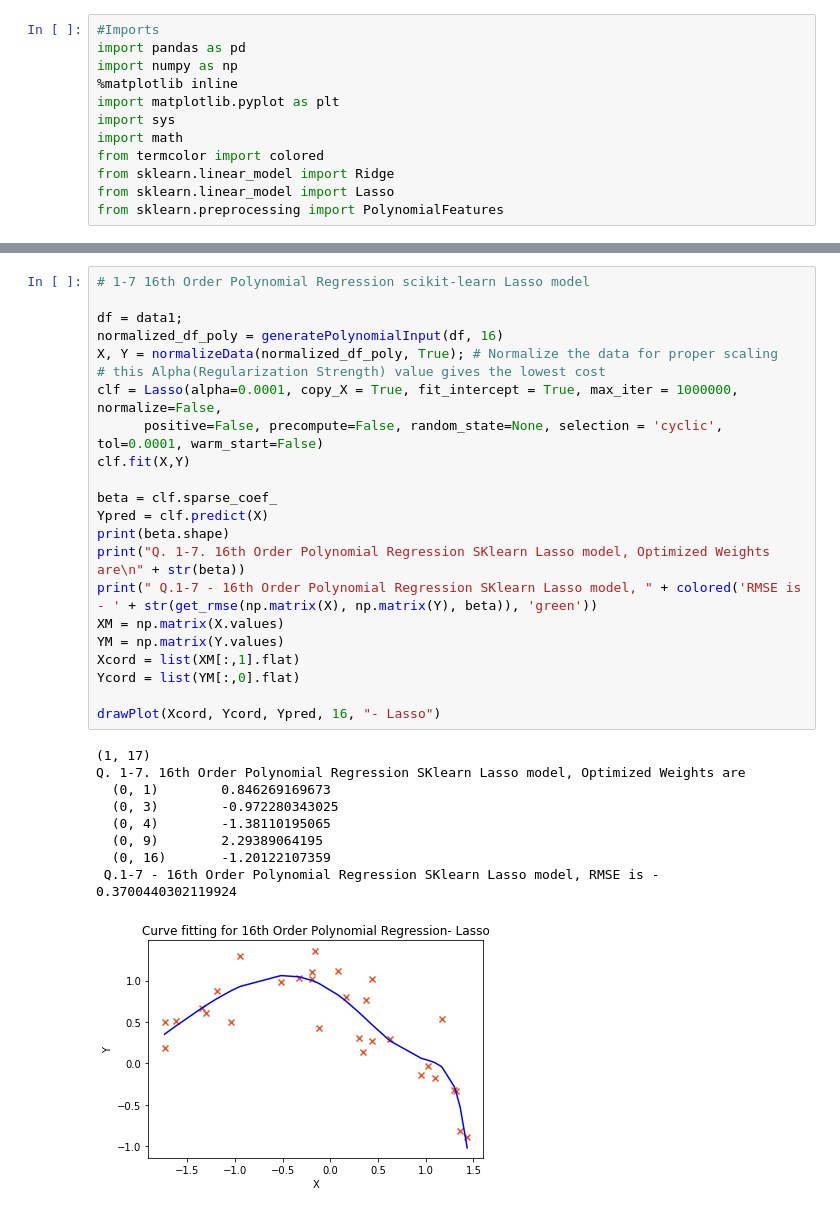
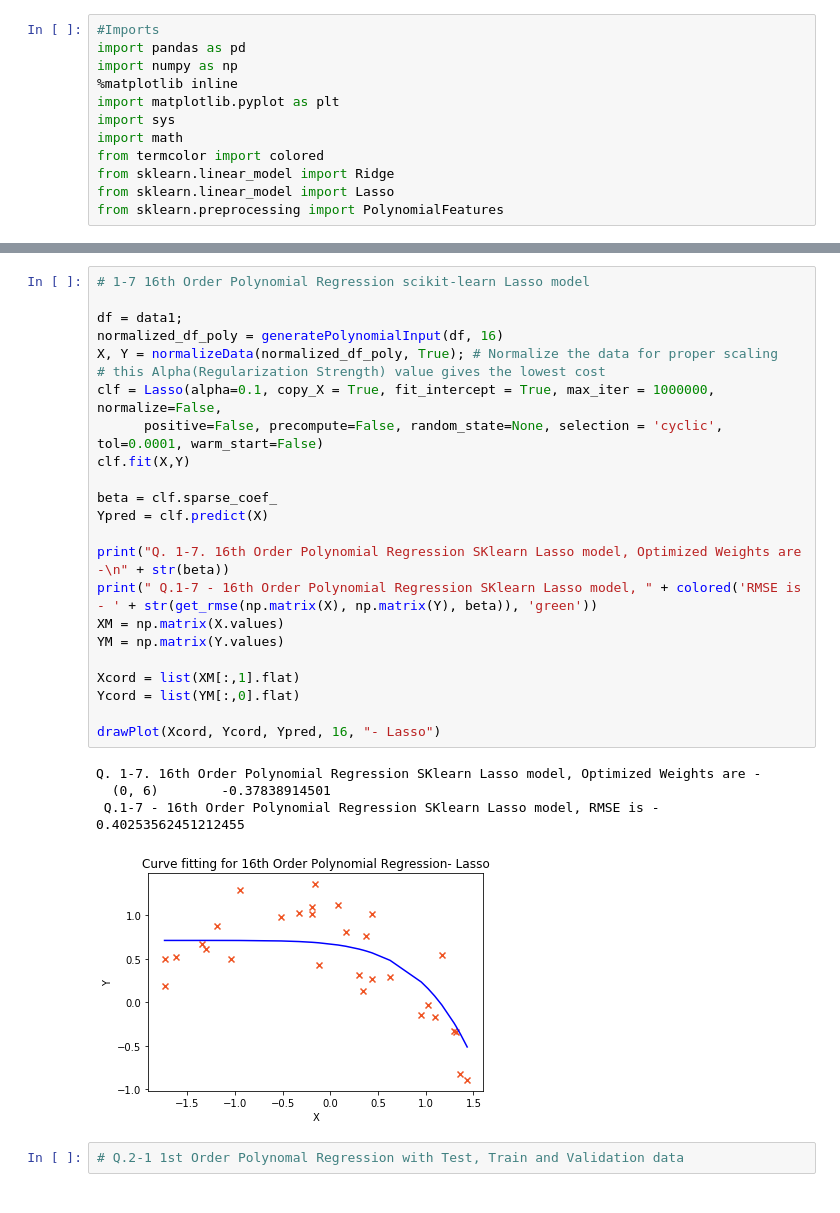
Before and after one commit to MeenakshiParyani/Polynomial-Regression, a Jupyter notebook: Polynomial-Regression.ipynb, the cells around one changed output, grey strips where cells are left out. Cells and saved outputs as stored; diff of their text form.

```diff
--- a/Polynomial-Regression.ipynb
+++ b/Polynomial-Regression.ipynb
@@ -240,32 +254,30 @@ Q. 1-6. 16th Order Polynomial Regression SKlearn Ridge model, Optimized Weights
 # %%
 # 1-7 16th Order Polynomial Regression scikit-learn Lasso model
 
 df = data1;
 normalized_df_poly = generatePolynomialInput(df, 16)
 X, Y = normalizeData(normalized_df_poly, True); # Normalize the data for proper scaling
 # this Alpha(Regularization Strength) value gives the lowest cost
-clf = Lasso(alpha=0.0001, copy_X = True, fit_intercept = True, max_iter = 1000000, normalize=False,
+clf = Lasso(alpha=0.1, copy_X = True, fit_intercept = True, max_iter = 1000000, normalize=False,
       positive=False, precompute=False, random_state=None, selection = 'cyclic', tol=0.0001, warm_start=False)
 clf.fit(X,Y)
 
 beta = clf.sparse_coef_
 Ypred = clf.predict(X)
-print(beta.shape)
-print("Q. 1-7. 16th Order Polynomial Regression SKlearn Lasso model, Optimized Weights are\n" + str(beta))
+
+print("Q. 1-7. 16th Order Polynomial Regression SKlearn Lasso model, Optimized Weights are -\n" + str(beta))
 print(" Q.1-7 - 16th Order Polynomial Regression SKlearn Lasso model, " + colored('RMSE is - ' + str(get_rmse(np.matrix(X), np.matrix(Y), beta)), 'green'))
 XM = np.matrix(X.values)
 YM = np.matrix(Y.values)
+
 Xcord = list(XM[:,1].flat)
 Ycord = list(YM[:,0].flat)
 
 drawPlot(Xcord, Ycord, Ypred, 16, "- Lasso")
 # %% [output]
-(1, 17)
-Q. 1-7. 16th Order Polynomial Regression SKlearn Lasso model, Optimized Weights are
-  (0, 1)        0.846269169673
-  (0, 3)        -0.972280343025
-  (0, 4)        -1.38110195065
-  (0, 9)        2.29389064195
-  (0, 16)       -1.20122107359
- Q.1-7 - 16th Order Polynomial Regression SKlearn Lasso model, RMSE is - 0.3700440302119924
+Q. 1-7. 16th Order Polynomial Regression SKlearn Lasso model, Optimized Weights are -
+  (0, 6)        -0.37838914501
+ Q.1-7 - 16th Order Polynomial Regression SKlearn Lasso model, RMSE is - 0.40253562451212455
-[figure, old version]
+[figure, new version]
+# %%
+# Q.2-1 1st Order Polynomal Regression with Test, Train and Validation data
```
Also changed, not shown: parts of 6 cells of this notebook.
